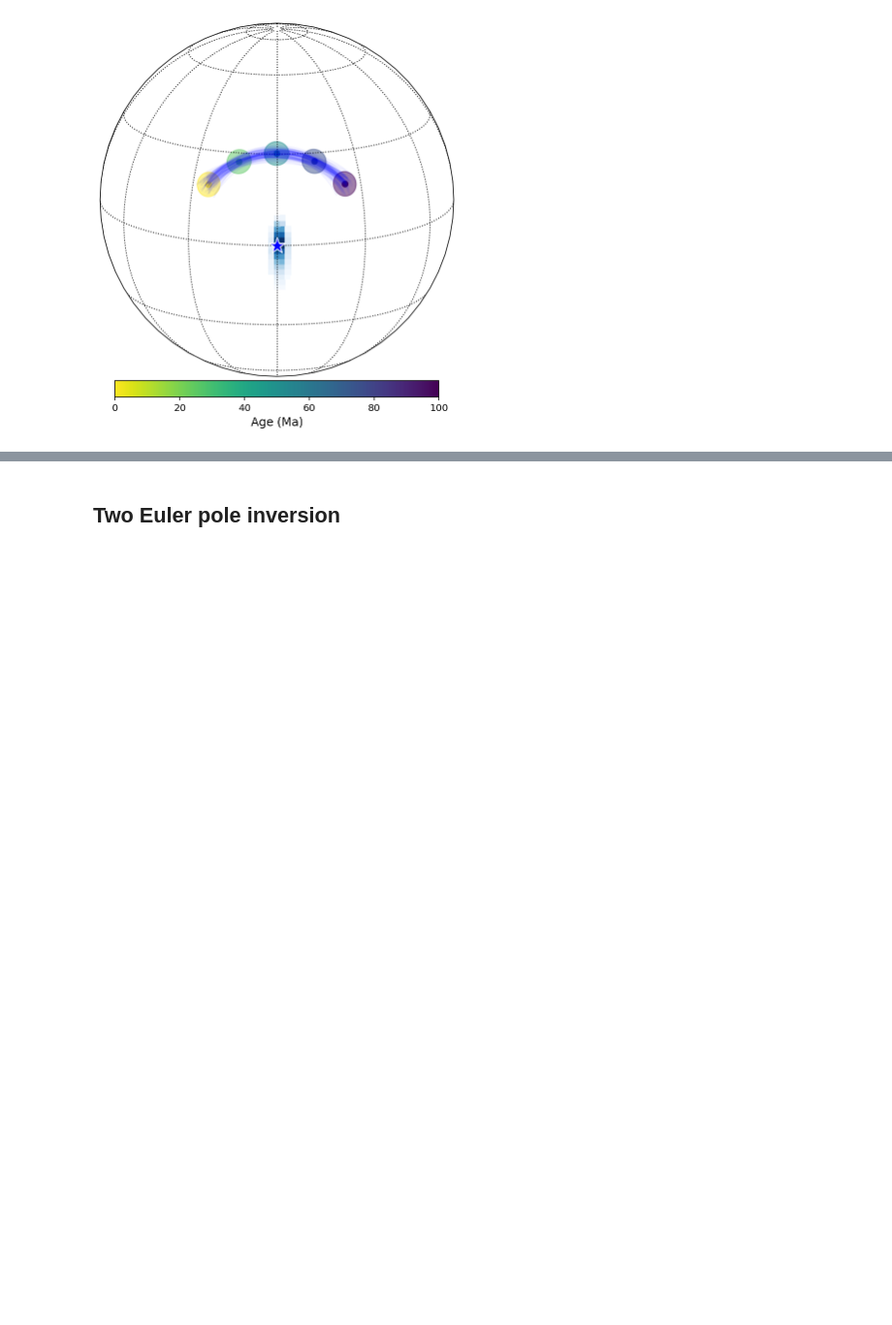
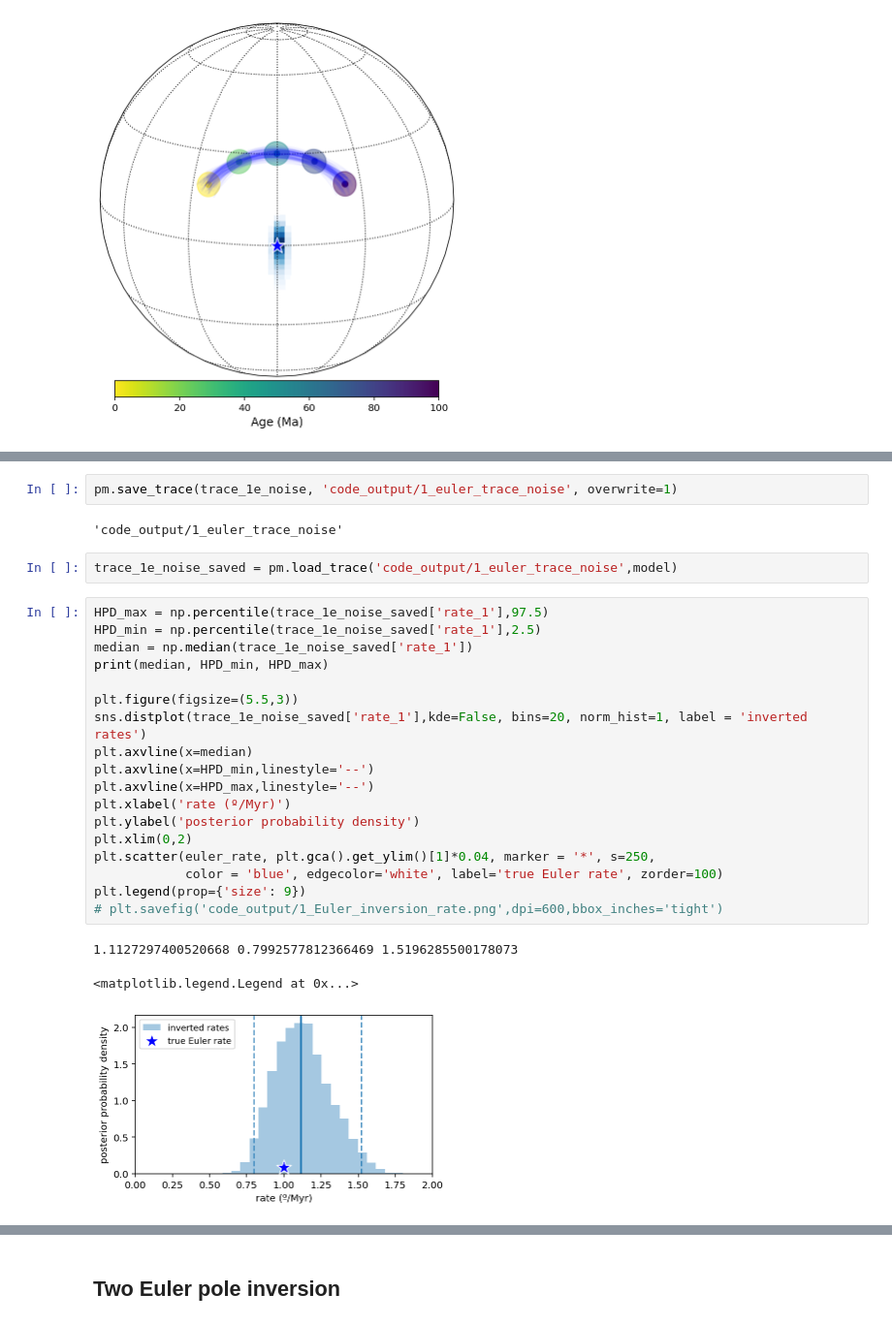
Before and after one commit to Swanson-Hysell-Group/Bayesian_PEP_inversion, a Jupyter notebook: PEP_synthetic.ipynb, the cells around one changed output, grey strips where cells are left out. Shown at 97% size. Saved outputs shown, nothing was run; the diff lists cells and outputs as text; blank space fills up the shorter version.

```diff
--- a/PEP_synthetic.ipynb
+++ b/PEP_synthetic.ipynb
@@ -120,0 +218,28 @@ plt.savefig('code_output/1_Euler_inversion.png', dpi=600, bbox_inches='tight')
+# %%
+pm.save_trace(trace_1e_noise, 'code_output/1_euler_trace_noise', overwrite=1)
+# %% [output]
+'code_output/1_euler_trace_noise'
+# %%
+trace_1e_noise_saved = pm.load_trace('code_output/1_euler_trace_noise',model)
+# %%
+HPD_max = np.percentile(trace_1e_noise_saved['rate_1'],97.5)
+HPD_min = np.percentile(trace_1e_noise_saved['rate_1'],2.5)
+median = np.median(trace_1e_noise_saved['rate_1'])
+print(median, HPD_min, HPD_max)
+
+plt.figure(figsize=(5.5,3))
+sns.distplot(trace_1e_noise_saved['rate_1'],kde=False, bins=20, norm_hist=1, label = 'inverted rates')
+plt.axvline(x=median)
+plt.axvline(x=HPD_min,linestyle='--')
+plt.axvline(x=HPD_max,linestyle='--')
+plt.xlabel('rate (º/Myr)')
+plt.ylabel('posterior probability density')
+plt.xlim(0,2)
+plt.scatter(euler_rate, plt.gca().get_ylim()[1]*0.04, marker = '*', s=250,
+            color = 'blue', edgecolor='white', label='true Euler rate', zorder=100)
+plt.legend(prop={'size': 9})
+# plt.savefig('code_output/1_Euler_inversion_rate.png',dpi=600,bbox_inches='tight')
+# %% [output]
+1.1127297400520668 0.7992577812366469 1.5196285500178073
+<matplotlib.legend.Legend at 0x...>
+[figure, added]
```
Also changed, not shown: parts of 15 cells of this notebook.
